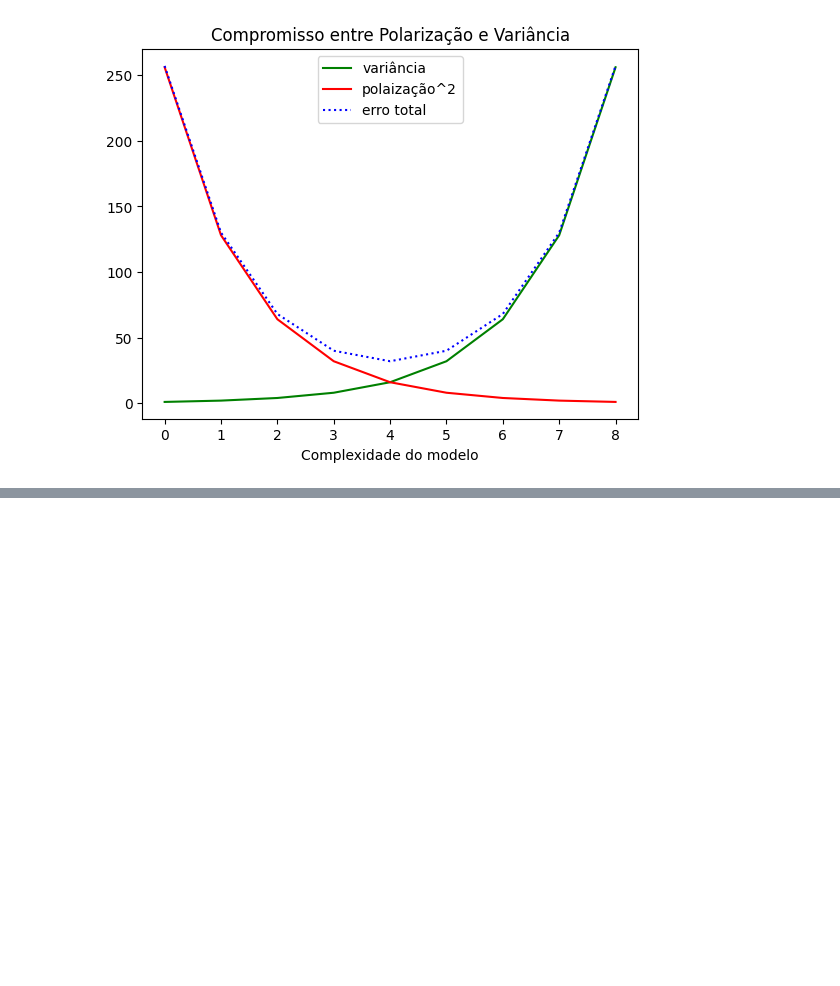
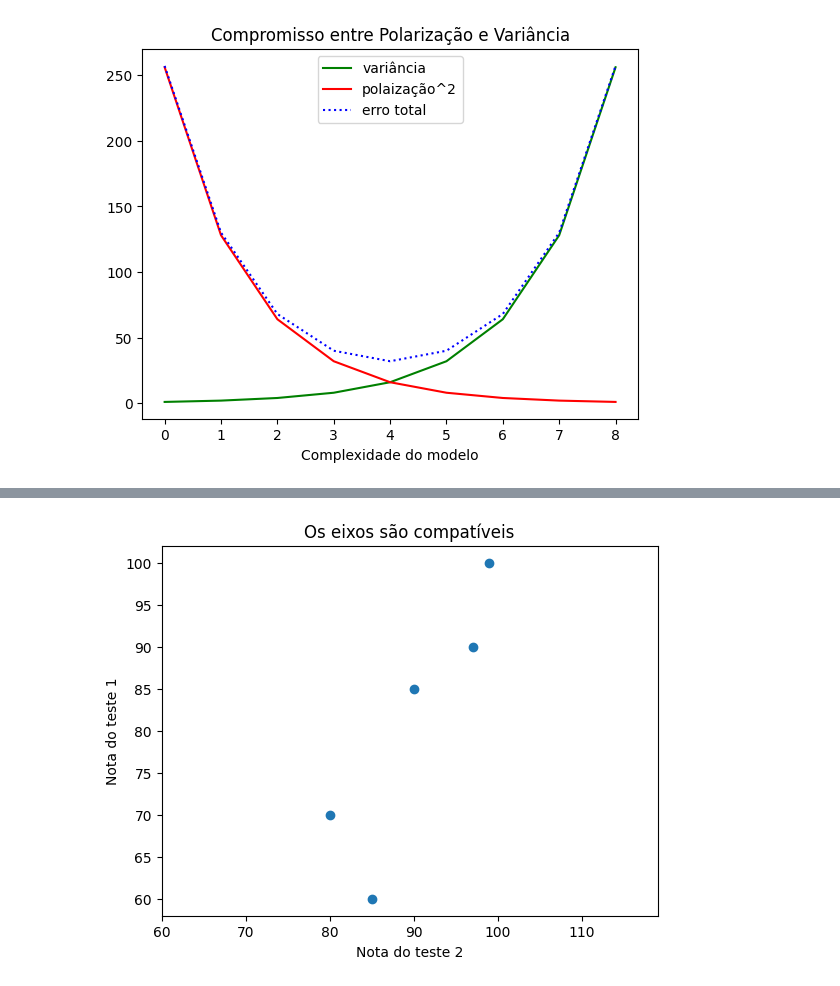
Before and after one commit to Dangelo-dev/Python, a Jupyter notebook: praticaDataScience.ipynb, the cells around one changed output, grey strips where cells are left out. Cells and saved outputs as stored; diff of their text form; code cells hidden in the pictures; blank space fills up the shorter version.

```diff
--- a/praticaDataScience.ipynb
+++ b/praticaDataScience.ipynb
@@ -907,0 +939,12 @@ plt.show()
+# %%
+test_1_grades = [99,90,85,97,80]
+test_2_grades = [100,85,60,90,70]
+
+plt.scatter(test_1_grades, test_2_grades)
+plt.axis('equal') # ajustando o eixo de dispersão
+plt.title("Os eixos são compatíveis")
+plt.xlabel("Nota do teste 2")
+plt.ylabel("Nota do teste 1")
+plt.show()
+# %% [output]
+[figure, added]
```
Also changed, not shown: parts of 2 cells of this notebook.
